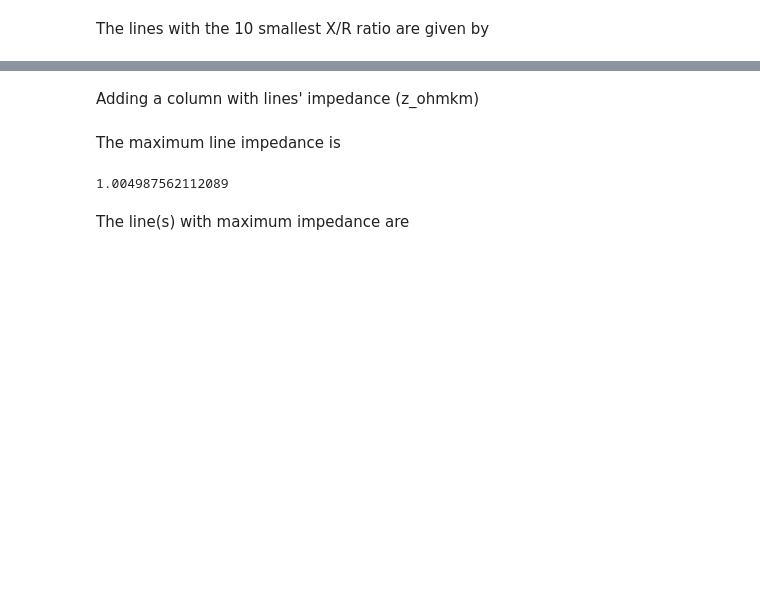
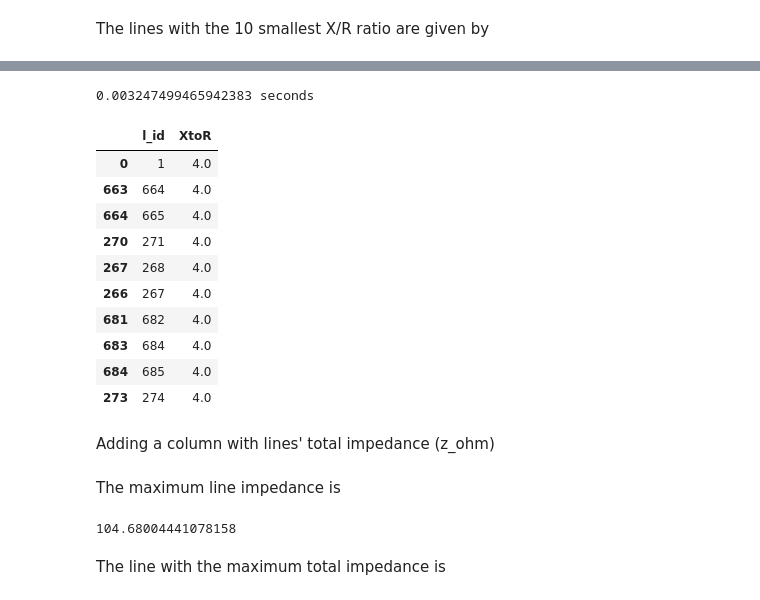
Before and after one commit to smartwiresinc/training, a Jupyter notebook: 02-hey-jupyter/scigrid.ipynb, the cells around one changed output, grey strips where cells are left out. Drawn from its saved outputs; the diff is of its cells as text; code cells hidden in the pictures; blank space fills up the shorter version.

```diff
--- a/02-hey-jupyter/scigrid.ipynb
+++ b/02-hey-jupyter/scigrid.ipynb
@@ -166,6 +185,24 @@ branches.sort_values(ascending=True, by='XtoR').head(10)
 | 683 | 684 | 508 | 509 | 220000 | 3.0 | 2.0 | 50.0 | NaN | NaN | NaN | 29715 | ... |
 | 684 | 685 | 362 | 508 | 220000 | 3.0 | 2.0 | 50.0 | NaN | NaN | NaN | 6386 | ... |
 | 273 | 274 | 213 | 214 | 220000 | 3.0 | 2.0 | 50.0 | Rheinau West | Amprion | NaN | 45094 | ... |
+# %%
+start = time.time()
+D4=branches[['l_id','XtoR']].sort_values(ascending=True, by='XtoR').head(10)
+print("%s seconds" % (time.time() - start))
+D4
+# %% [output]
+0.003247499465942383 seconds
+|  | l_id | XtoR |
+| 0 | 1 | 4.0 |
+| 663 | 664 | 4.0 |
+| 664 | 665 | 4.0 |
+| 270 | 271 | 4.0 |
+| 267 | 268 | 4.0 |
+| 266 | 267 | 4.0 |
+| 681 | 682 | 4.0 |
+| 683 | 684 | 4.0 |
+| 684 | 685 | 4.0 |
+| 273 | 274 | 4.0 |
 # %% [markdown]
-Adding a column with lines' impedance (z_ohmkm)
+Adding a column with lines' total impedance (z_ohm)
 # %%
@@ -173,10 +210,10 @@ branches['z_ohmkm'] = (branches['x_ohmkm'].pow(2) + branches['r_ohmkm'].pow(2)).
 # %% [markdown]
 The maximum line impedance is
 # %%
-max_Z=branches['z_ohmkm'].max()
+max_Z=branches['z_ohm'].max()
 max_Z
 # %% [output]
-1.004987562112089
+104.68004441078158
 # %% [markdown]
-The line(s) with maximum impedance are
+The line with the maximum total impedance is
 # %%
```
Also changed, not shown: parts of 8 cells of this notebook.
